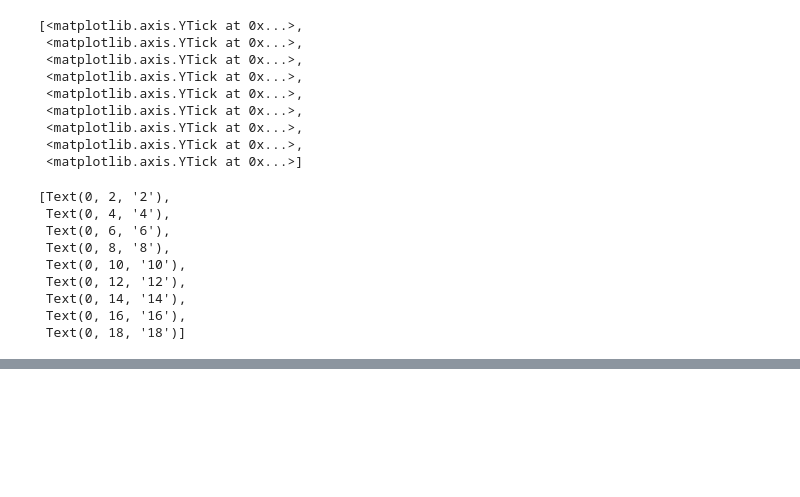
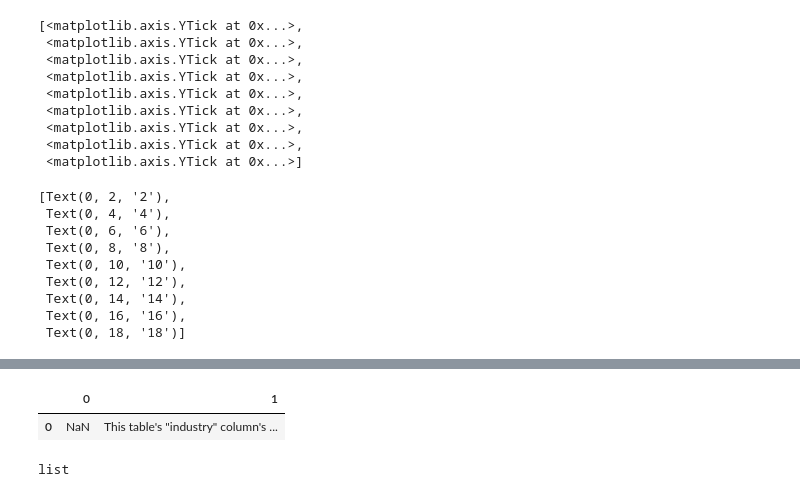
Before and after one commit to MichalPoleszczuk/Books, a Jupyter notebook: Python_for_Algorithmic_Trading_Cookbook/Chapter3/Notes_to_Chapter3.ipynb, the cells around one changed output, grey strips where cells are left out. Cells and saved outputs as stored; diff of their text form; code cells hidden in the pictures; blank space fills up the shorter version.

```diff
--- a/Python_for_Algorithmic_Trading_Cookbook/Chapter3/Notes_to_Chapter3.ipynb
+++ b/Python_for_Algorithmic_Trading_Cookbook/Chapter3/Notes_to_Chapter3.ipynb
@@ -240,0 +420,9 @@ plt.show()
+# %%
+dji = pd.read_html(
+    "https://en.wikipedia.org/wiki/Dow_Jones_Industrial_Average"
+)[1]
+# %%
+dji
+# %% [output]
+|  | 0 | 1 |
+| 0 | NaN | This table's "industry" column's ... |
@@ -240,0 +432,4 @@ plt.show()
+# %%
+type(tables)
+# %% [output]
+list
```
Also changed, not shown: parts of 35 cells of this notebook.
